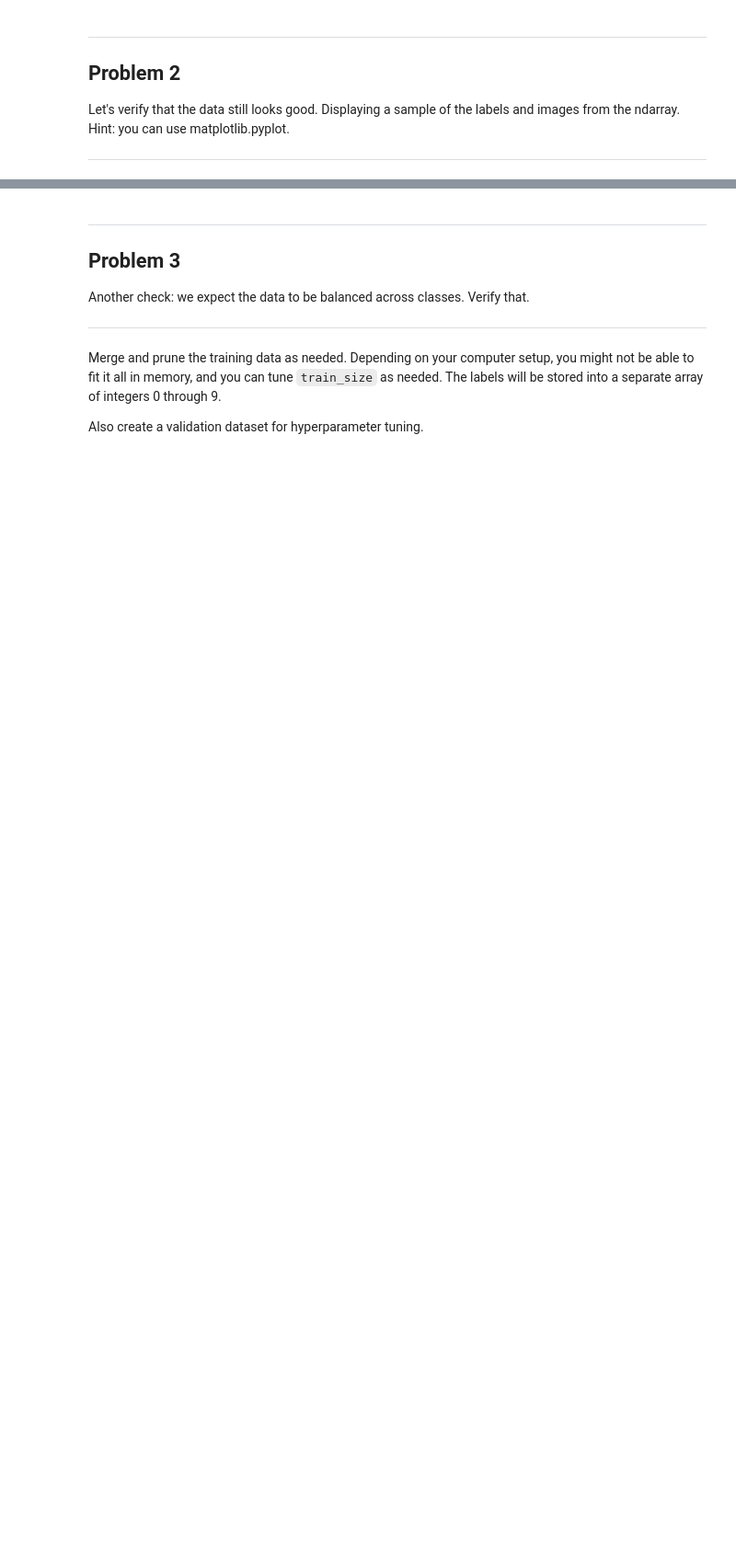
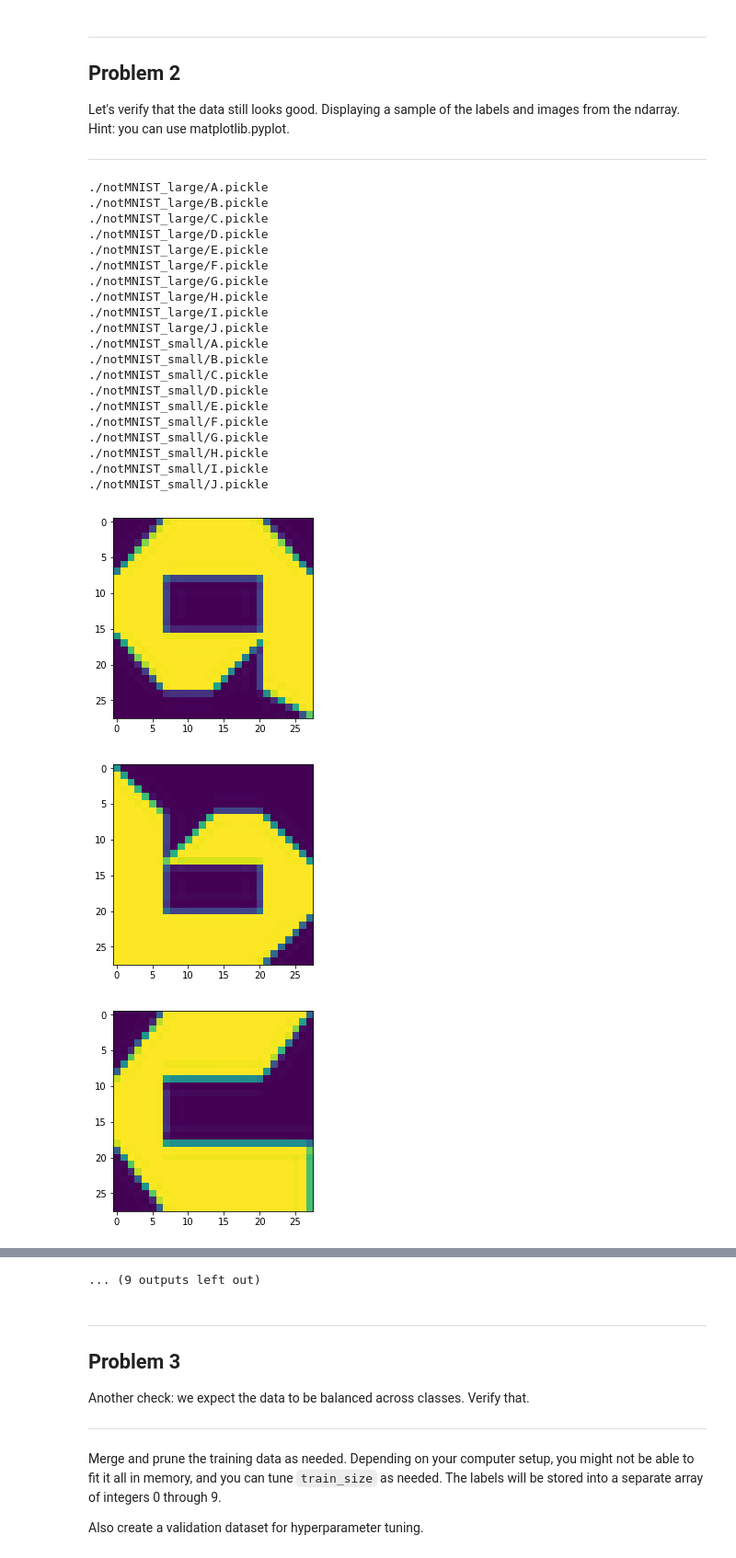
Before and after one commit to SuhanKoh/tensorflow_scrapbooks, a Jupyter notebook: udacity/assignment_1/1_notmnist.ipynb, the cells around one changed output, grey strips where cells are left out. Shown at 92% size. Saved outputs shown, nothing was run; the diff lists cells and outputs as text; code cells hidden in the pictures; blank space fills up the shorter version.

```diff
--- a/udacity/assignment_1/1_notmnist.ipynb
+++ b/udacity/assignment_1/1_notmnist.ipynb
@@ -232,3 +235,38 @@ Problem 2
 Let's verify that the data still looks good. Displaying a sample of the labels and images from the ndarray. Hint: you can use matplotlib.pyplot.
 
 ---
+# %%
+def load_pickles(pickles):
+    for pickle_file_path in pickles:
+        print(pickle_file_path)
+        pickle_data = pickle.load(file(pickle_file_path))
+        sample_image = pickle_data[0, :, :]
+        plt.figure()
+        plt.imshow(sample_image)
+
+load_pickles(train_datasets)
+load_pickles(test_datasets)
+# %% [output]
+./notMNIST_large/A.pickle
+./notMNIST_large/B.pickle
+./notMNIST_large/C.pickle
+./notMNIST_large/D.pickle
+./notMNIST_large/E.pickle
+./notMNIST_large/F.pickle
+./notMNIST_large/G.pickle
+./notMNIST_large/H.pickle
+./notMNIST_large/I.pickle
+./notMNIST_large/J.pickle
+./notMNIST_small/A.pickle
+./notMNIST_small/B.pickle
+./notMNIST_small/C.pickle
+./notMNIST_small/D.pickle
+./notMNIST_small/E.pickle
+./notMNIST_small/F.pickle
+./notMNIST_small/G.pickle
+./notMNIST_small/H.pickle
+./notMNIST_small/I.pickle
+./notMNIST_small/J.pickle
+[figure, added]
+[figure, added]
+[figure, added]
@@ -235,3 +281,4 @@ Let's verify that the data still looks good. Displaying a sample of the labels a
+... (9 outputs left out)
 # %% [markdown]
 ---
 Problem 3
```
Also changed, not shown: parts of 7 cells of this notebook.
